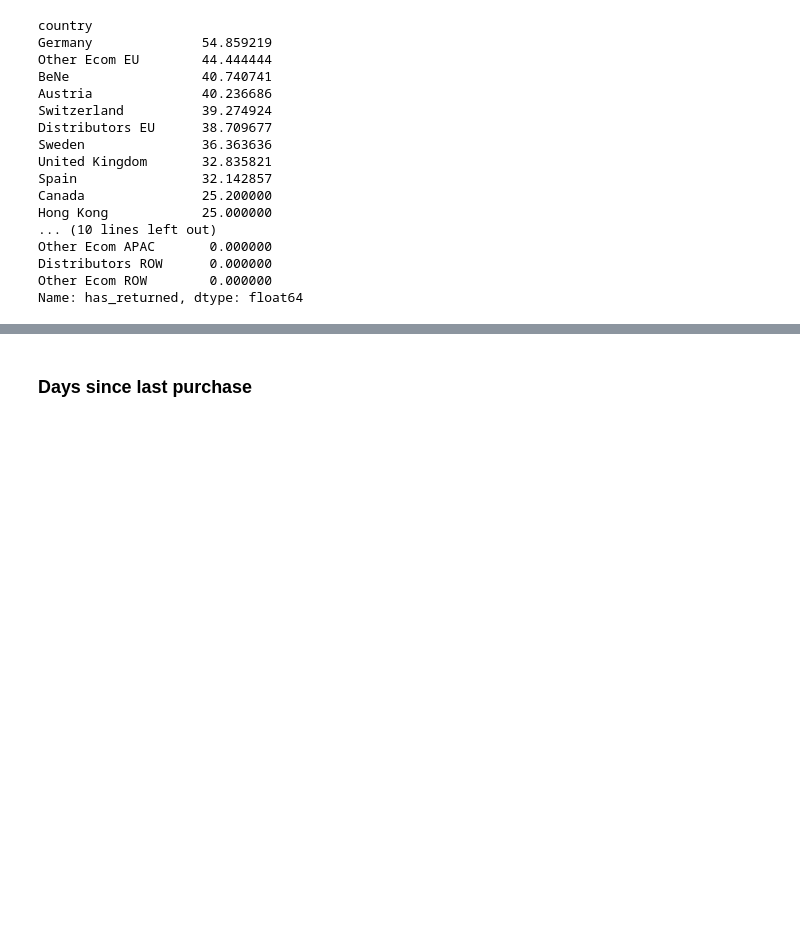
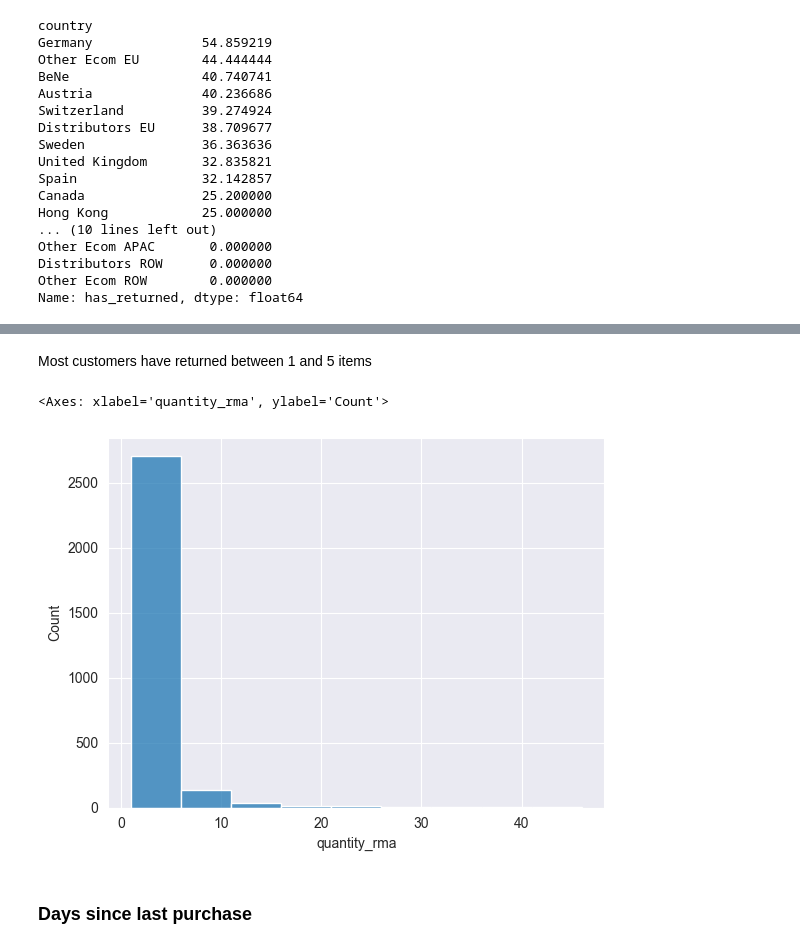
Before and after one commit to TaccheLegend/on_assignment, a Jupyter notebook: on_assignment.ipynb, the cells around one changed output, grey strips where cells are left out. Saved outputs shown, nothing was run; the diff lists cells and outputs as text; code cells hidden in the pictures; blank space fills up the shorter version.

```diff
--- a/on_assignment.ipynb
+++ b/on_assignment.ipynb
@@ -134,7 +192,7 @@ Text(0, 0.5, '')
 # %% [markdown]
 Of the customers that have contacted support, vast majority of them have between 1 and 10 cases
 # %%
-bins = [0, 1, 10, 20, 50]
+bins = [0, 1, 10, 20, 52]
 labels = ['0 times', '1-10 times', '11-20 times', '21+ times']
 data['support_bins'] = pd.cut(data['number_of_customer_support_cases'], bins=bins, labels=labels, right=False)
 plt.figure(figsize=(8, 6))
@@ -434,0 +510,3 @@ ax.set_xticklabels(ax.get_xticklabels(), rotation=40, ha="right")
+# %%
+have_returned = data[data['has_returned'] == 1]
+have_returned['quantity_rma'].value_counts(normalize=True).head(10) * 100
@@ -435,3 +526,10 @@ ax.set_xticklabels(ax.get_xticklabels(), rotation=40, ha="right")
+# %% [markdown]
+Most customers have returned between 1 and 5 items
+# %%
+sns.histplot(data=have_returned, x= 'quantity_rma', binwidth=5)
+# %% [output]
+<Axes: xlabel='quantity_rma', ylabel='Count'>
+[figure, added]
 # %% [markdown]
 ### Days since last purchase
 # %%
```
Also changed, not shown: parts of 19 cells of this notebook.
